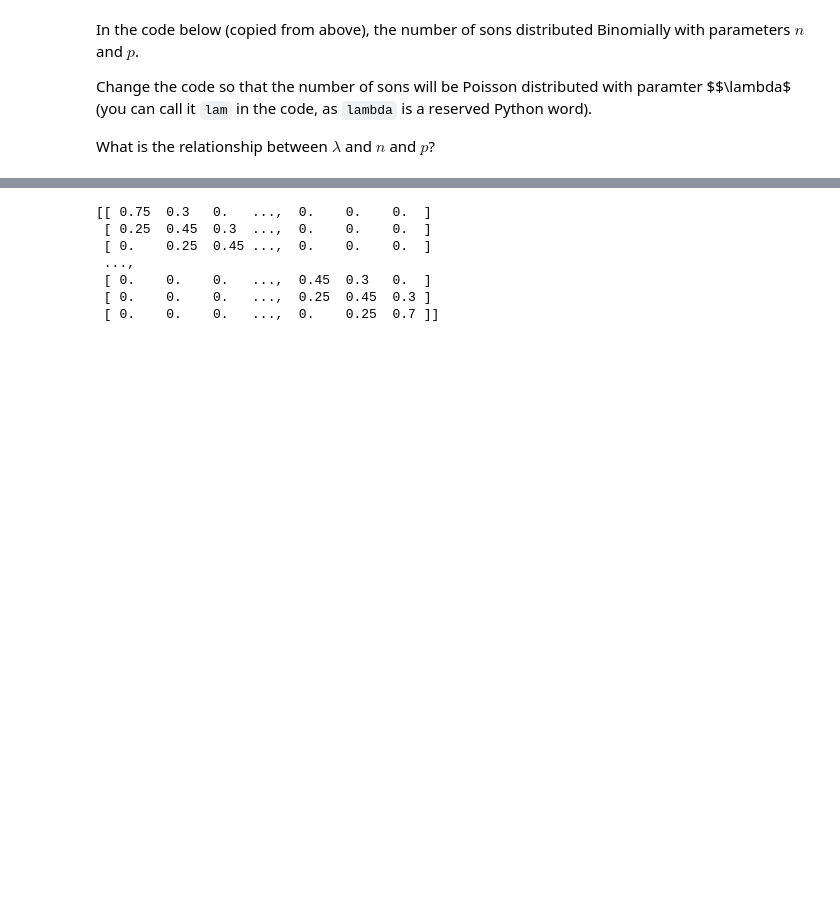
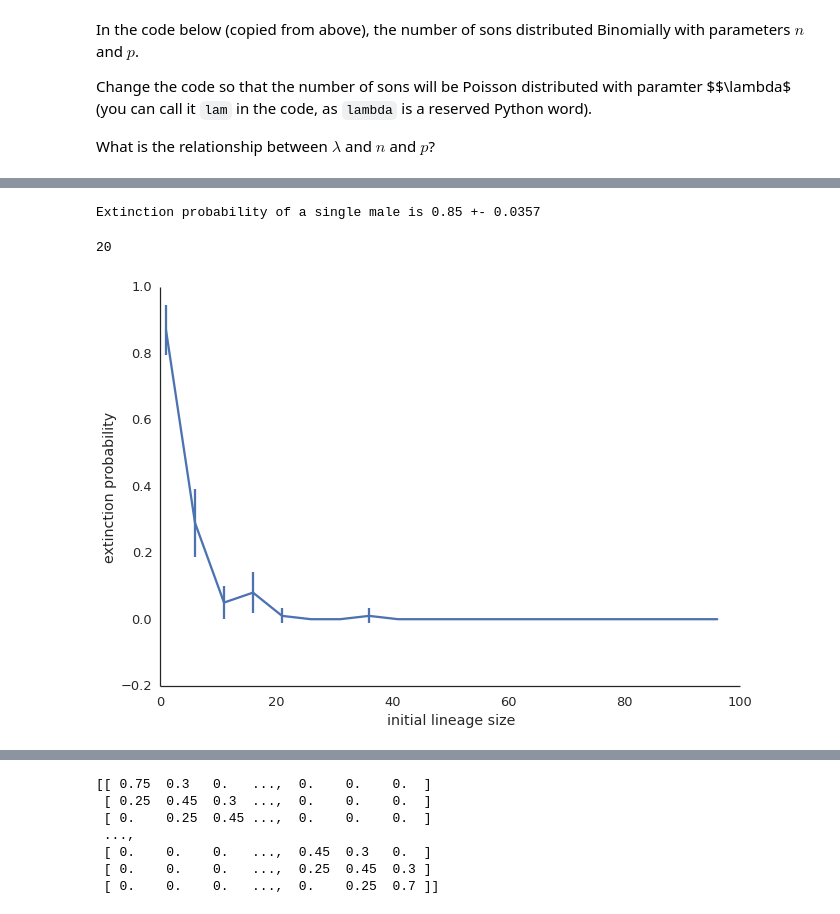
Before and after one commit to Py4Life/TAU2015, a Jupyter notebook: lecture8.ipynb, the cells around one changed output, grey strips where cells are left out. Cells and saved outputs as stored; diff of their text form; code cells hidden in the pictures; blank space fills up the shorter version.

```diff
--- a/lecture8.ipynb
+++ b/lecture8.ipynb
@@ -227,0 +233,39 @@ for i, nsteps in enumerate(nsteps_list):
+# %%
+def simulate(x0, ntrials=100):
+    x = x0 * ones(ntrials)
+    upd = (0 < x) & (x < N-1)
+    while upd.any():
+        # Which trials to update?
+        upd = (0 < x) & (x < N-1)
+        # Random numbers
+        r = np.random.rand(ntrials)
+        # In which trials do births occur?
+        birth = 1*(r <= a)
+        # In which trials do deaths occur?
+        death = 1*((a < r) &  (r<= a+b))
+        # We update the population size for all trials.
+        x[upd] += birth[upd] - death[upd]
+    return x
+x = simulate(1)
+print("Extinction probability of a single male is %.2f +- %.4f" % ((x==0).mean(), (x==0).std()/sqrt(len(x))))
+# %% [output]
+Extinction probability of a single male is 0.85 +- 0.0357
+# %%
+N = 1000
+a = 0.3
+b = 0.25
+
+x0_range = range(1,100,5)
+q = array([simulate(x0)==0 for x0 in x0_range])
+
+q_mean = q.mean(axis=1)
+q_sem = q.std(axis=1) / sqrt(q.shape[0])
+# %% [output]
+20
+# %%
+errorbar(x=x0_range, y=q_mean, yerr=q_sem)
+xlabel('initial lineage size')
+ylabel('extinction probability')
+sns.despine();
+# %% [output]
+[figure, added]
```
Also changed, not shown: parts of 7 cells of this notebook.
